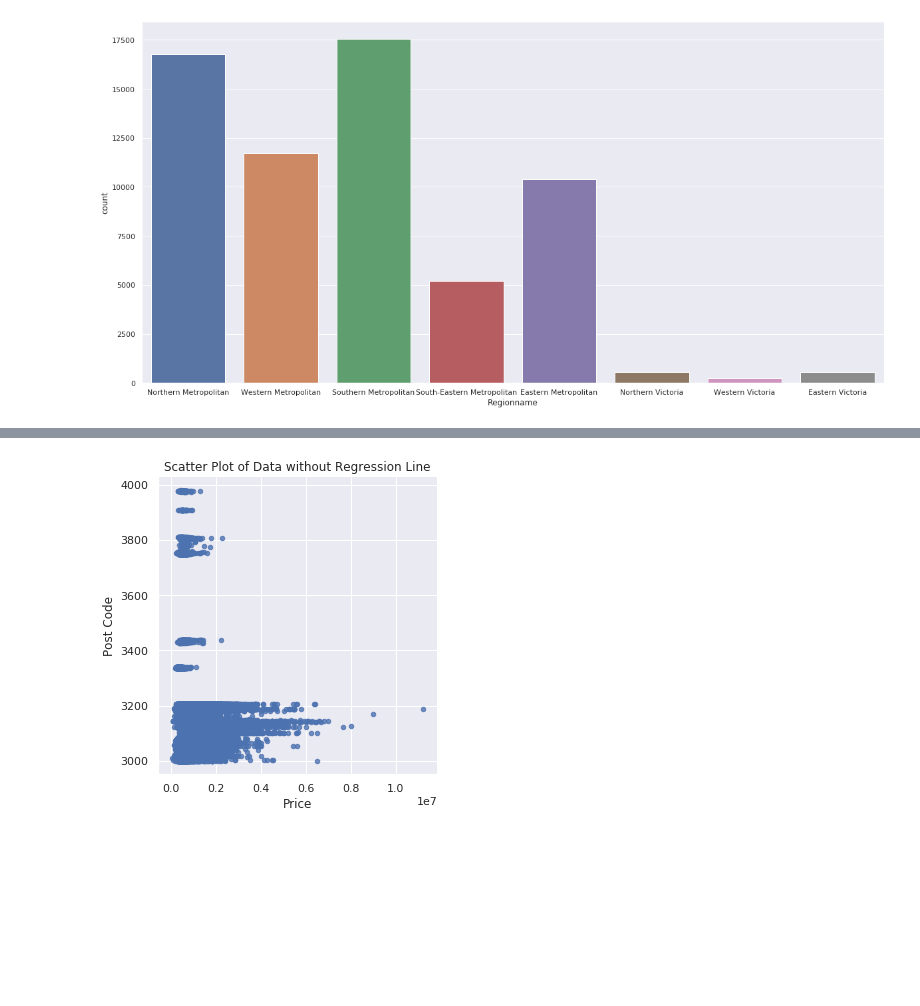
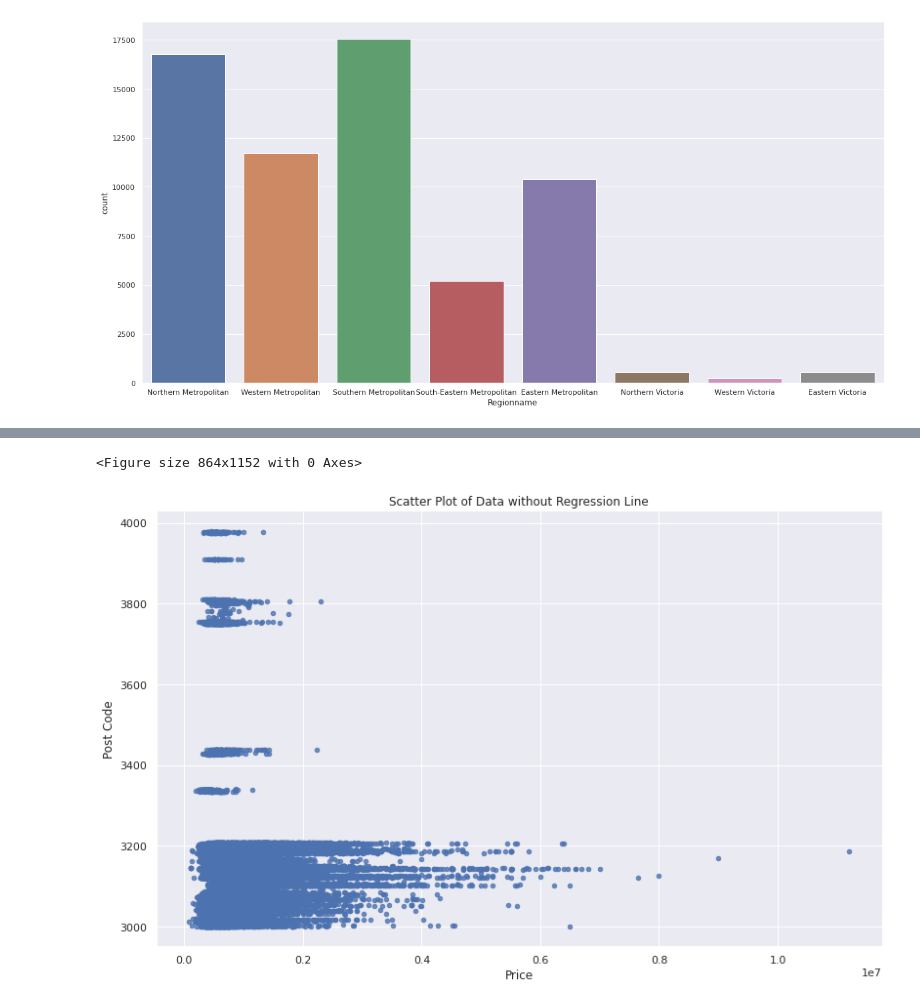
Before and after one commit to michaelxstark/Python_Course, a Jupyter notebook: Notebooks/16_Pandas_Descriptive_statistic.ipynb, the cells around one changed output, grey strips where cells are left out. Saved outputs shown, nothing was run; the diff lists cells and outputs as text; code cells hidden in the pictures; blank space fills up the shorter version.

```diff
--- a/Notebooks/16_Pandas_Descriptive_statistic.ipynb
+++ b/Notebooks/16_Pandas_Descriptive_statistic.ipynb
@@ -249,5 +269,5 @@ dfvote.sort_values(by=['Age','Expected salary'], ascending=[True, False])[0:10]
 # %%
-df = pd.read_csv('../Data/MELBOURNE_HOUSE_PRICES_LESS.csv')
+df = pd.read_csv('../Data/CSV/MELBOURNE_HOUSE_PRICES_LESS.csv')
 df.head()
 # %% [output]
 |  | Suburb | Address | Rooms | Type | Price | Method | SellerG | Date | Postcode | Regionname | ... |
@@ -400,10 +418,17 @@ df.head()
 | 3 | Aberfeldie | 68 Vida St | 3 | h | 1515000.0 | S | Barry | 2017-01-04 | 3040 | Western Metropolitan | ... |
 | 4 | Airport West | 92 Clydesdale Rd | 2 | h | 670000.0 | S | Nelson | 2017-01-04 | 3042 | Western Metropolitan | ... |
 # %%
-sns.lmplot('Price', 'Postcode', data=df, fit_reg=False, scatter_kws={"marker": "D", "s": 20})
+sns.lmplot(x='Price',
+           y='Postcode',
+           data=df,
+           fit_reg=False,
+           scatter_kws={"marker": "D", "s": 20},
+           height=7,
+           aspect=1.6)
 plt.title('Scatter Plot of Data without Regression Line')
 plt.xlabel('Price')
 plt.ylabel('Post Code')
 plt.show()
 # %% [output]
+<Figure size 864x1152 with 0 Axes>
-[figure, old version]
+[figure, new version]
```
Also changed, not shown: parts of 37 cells of this notebook.
